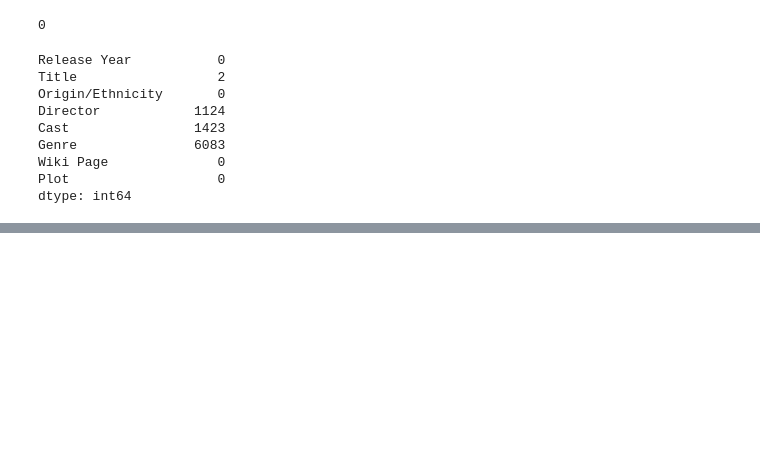
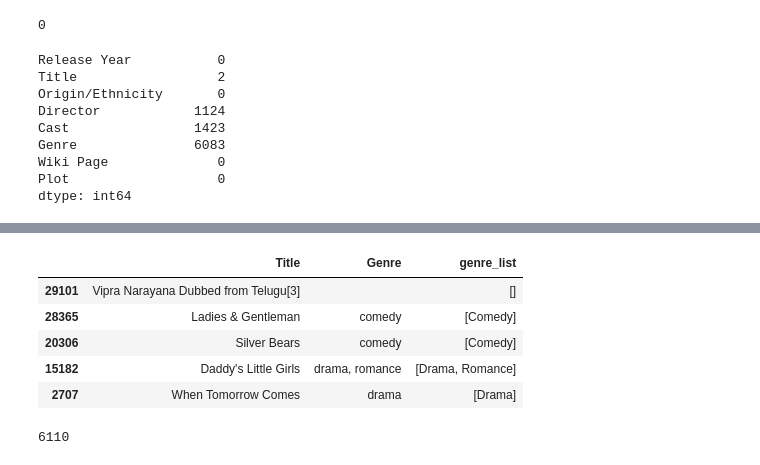
Before and after one commit to raajshekhar19/PlotSense, a Jupyter notebook: exploring_dataset.ipynb, the cells around one changed output, grey strips where cells are left out. Saved outputs shown, nothing was run; the diff lists cells and outputs as text; code cells hidden in the pictures; blank space fills up the shorter version.

```diff
--- a/exploring_dataset.ipynb
+++ b/exploring_dataset.ipynb
@@ -237,0 +303,4 @@ dtype: int64
+# %%
+df1["Director"] = df1["Director"].fillna("").str.strip()
+df1["Cast"] = df1["Cast"].fillna("").str.strip()
+df1["Genre"] = df1["Genre"].fillna("").str.strip()
@@ -237,0 +320,19 @@ dtype: int64
+# %%
+def normalize_cast(cast):
+    if not cast or cast.strip() == "":
+        return []
+
+    actors = cast.split(",")
+    actors = [a.strip() for a in actors if a.strip()]
+    return actors
+# %%
+def normalize_genre(genre):
+    if not genre or genre.strip() == "":
+        return []
+
+    genres = genre.split(",")
+    genres = [g.strip().title() for g in genres if g.strip()]
+    return genres
+# %%
+df1["cast_list"] = df1["Cast"].apply(normalize_cast)
+df1["genre_list"] = df1["Genre"].apply(normalize_genre)
@@ -237,0 +355,15 @@ dtype: int64
+# %%
+df1[["Title", "Cast", "cast_list"]].sample(5)
+df1[["Title", "Genre", "genre_list"]].sample(5)
+# %% [output]
+|  | Title | Genre | genre_list |
+| 29101 | Vipra Narayana Dubbed from Telugu[3] |  | [] |
+| 28365 | Ladies & Gentleman | comedy | [Comedy] |
+| 20306 | Silver Bears | comedy | [Comedy] |
+| 15182 | Daddy's Little Girls | drama, romance | [Drama, Romance] |
+| 2707 | When Tomorrow Comes | drama | [Drama] |
+# %%
+(df1["cast_list"].apply(len) == 0).sum()
+(df1["genre_list"].apply(len) == 0).sum()
+# %% [output]
+6110
```
Also changed, not shown: parts of 13 cells of this notebook.
